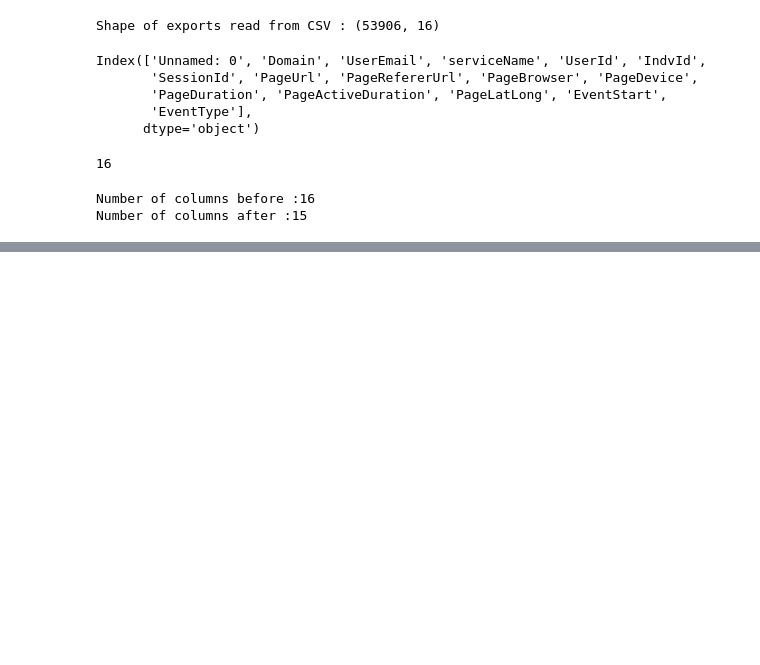
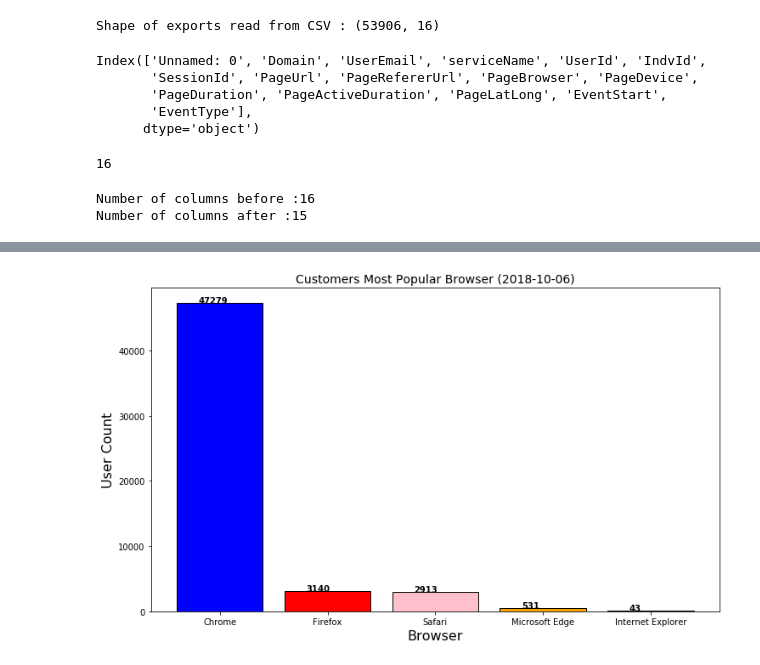
Before and after one commit to AnjaliMangal/MQL-Project-Main, a Jupyter notebook: LoadExternalDataAndWork.ipynb, the cells around one changed output, grey strips where cells are left out. Drawn from its saved outputs; the diff is of its cells as text; code cells hidden in the pictures; blank space fills up the shorter version.

```diff
--- a/LoadExternalDataAndWork.ipynb
+++ b/LoadExternalDataAndWork.ipynb
@@ -46,0 +357,38 @@ external_customers_df.head()
+# %%
+# AS Cell
+
+## Now we need to answer Most Popular Browsers with our customers
+# Checking the total Browsers used by customers
+Popular_Browser_df = external_customers_df["PageBrowser"].unique()
+## Remove below line later
+##Popular_Browser_df = external_customers_df.groupby(["Domain", "PageBrowser"])["UserId"].nunique()
+# Setting data for Most Popular Browsers
+Popular_Browser_df = external_customers_df.groupby(["PageBrowser"])["Domain"].count()
+Popular_Browser_df = Popular_Browser_df.sort_values(ascending=False)
+Popular_Browser_df = Popular_Browser_df.reset_index()
+Popular_Browser_df = Popular_Browser_df.rename(columns={"Domain": "UserCount"})
+Popular_Browser_df
+# %%
+# AS Cell
+
+# Visually answering Most Popular Browser with our customers
+
+# Plotting the graph
+fig=plt.figure(figsize=(12,7))
+y_pos = np.arange(len(Popular_Browser_df["PageBrowser"]))
+plt.bar(y_pos, Popular_Browser_df["UserCount"], color=["Blue", "Red", "Pink", "Orange"],  edgecolor='Black')
+
+# Setting value label for each bar
+for i, v in enumerate(Popular_Browser_df["UserCount"]):
+    plt.text(i-.20, v+.020, v, color='black', fontweight='bold')
+
+plt.xticks(y_pos, Popular_Browser_df["PageBrowser"])
+plt.xlabel("Browser",fontsize=16)
+plt.ylabel("User Count", fontsize=16)
+plt.title(f'Customers Most Popular Browser ({datetime.now().date()})', fontsize=14)
+
+# Save Figure
+plt.savefig("../imgs/MostPopularBrowserBar.png")
+plt.show()
+# %% [output]
+[figure, added]
```
Also changed, not shown: parts of 22 cells of this notebook, 3 other files.
